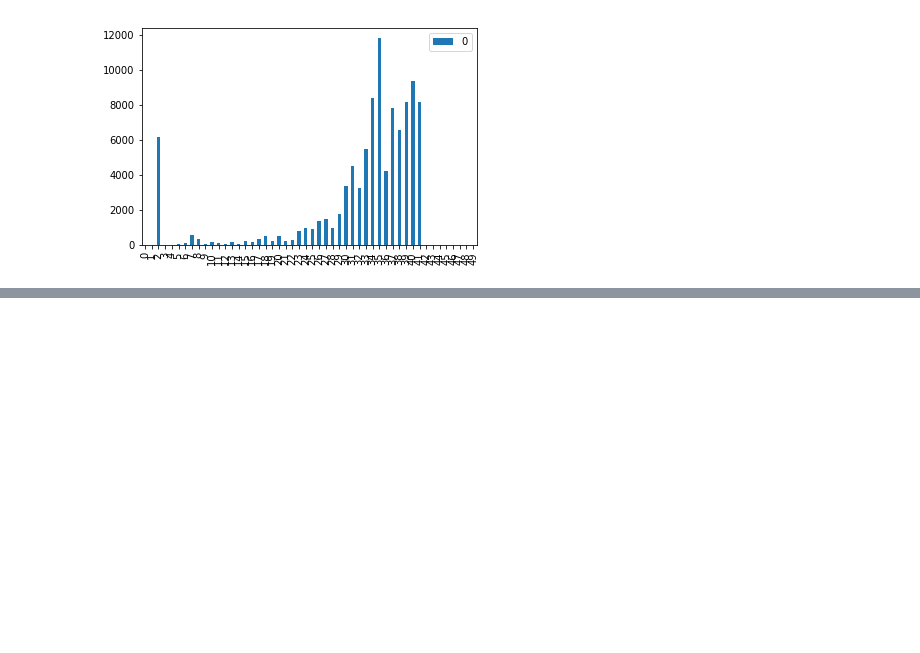
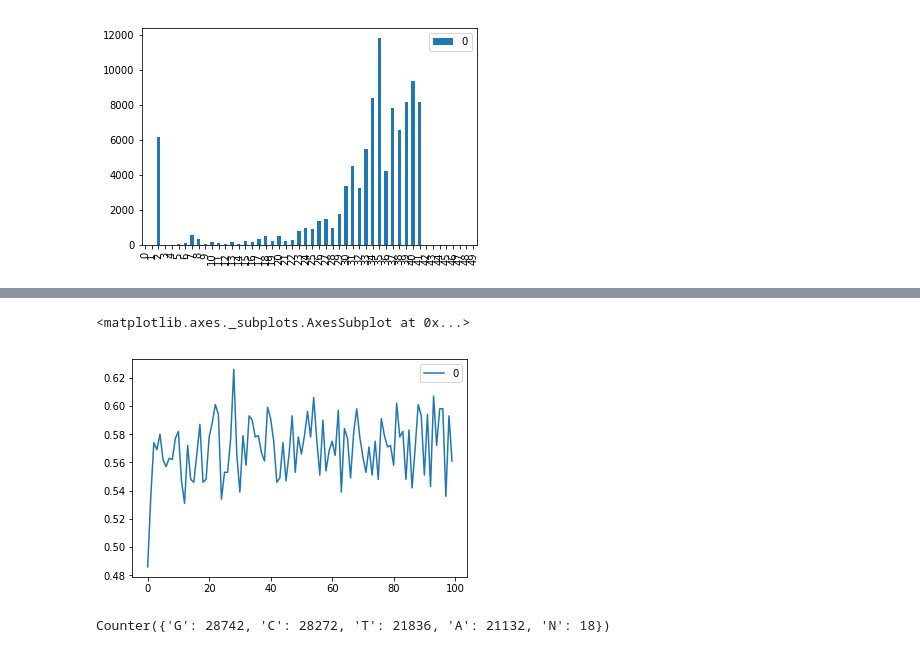
Before and after one commit to ClaudiuCreanga/data-science, a Jupyter notebook: bioinformatics/fastq.ipynb, the cells around one changed output, grey strips where cells are left out. Drawn from its saved outputs; the diff is of its cells as text; code cells hidden in the pictures; blank space fills up the shorter version.

Commit message:
read alignment naive

```diff
--- a/bioinformatics/fastq.ipynb
+++ b/bioinformatics/fastq.ipynb
@@ -82,3 +82,25 @@ df.plot.bar()
 # %% [output]
 <matplotlib.axes._subplots.AxesSubplot at 0x...>
 [figure]
+# %%
+def findGCByPOs(reads):
+    gc = [0] * 100 # make the lists 100 numbers long
+    totals = [0] * 100
+
+    for read in reads:
+        for i in range(len(read)):
+            if read[i] == "C" or read[i] == "G":
+                gc[i] += 1
+            totals[i] += 1
+
+    for i in range(len(gc)):
+        if totals[i] > 0:
+            gc[i] /= float(totals[i])
+
+    return gc
+# %%
+gc = findGCByPOs(seqs)
+gc_df = pd.DataFrame(gc)
+gc_df.head()
+# plt.plot(range(len(gc)), gc)
+# plt.show()
@@ -84,0 +114,14 @@ df.plot.bar()
+# %%
+gc_df.plot.line()
+# %% [output]
+<matplotlib.axes._subplots.AxesSubplot at 0x...>
+[figure, added]
+# %%
+import collections
+count = collections.Counter()
+for seq in seqs:
+    count.update(seq)
+
+print(count)
+# %% [output]
+Counter({'G': 28742, 'C': 28272, 'T': 21836, 'A': 21132, 'N': 18})
```
Also changed, not shown: parts of 1 cell of this notebook, 2 other files.
